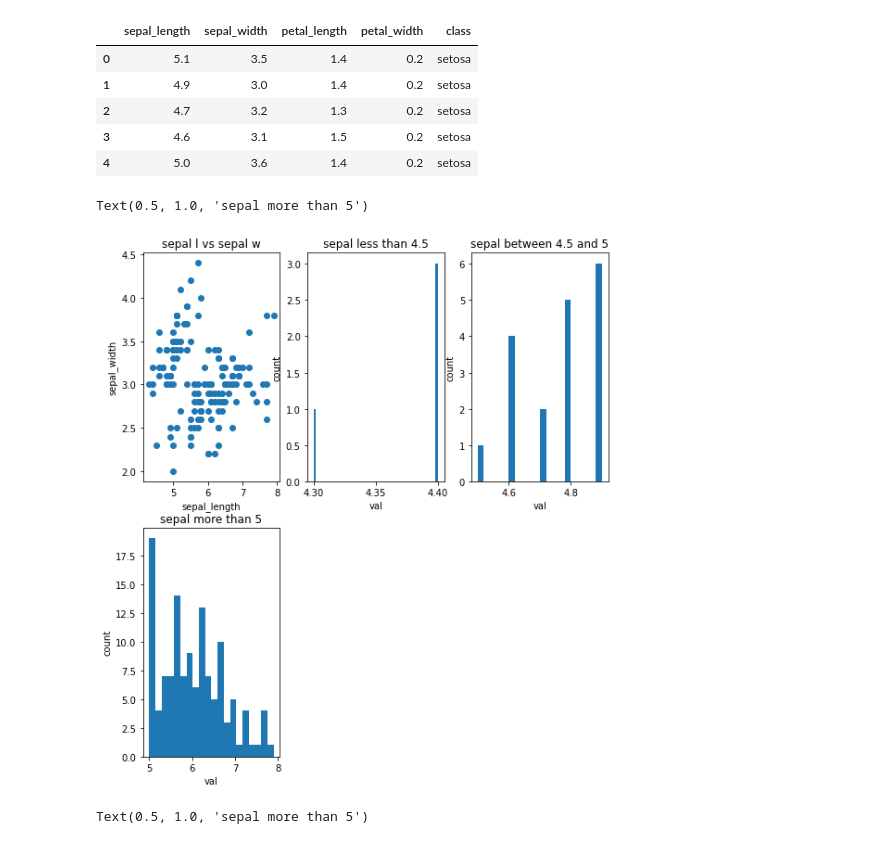
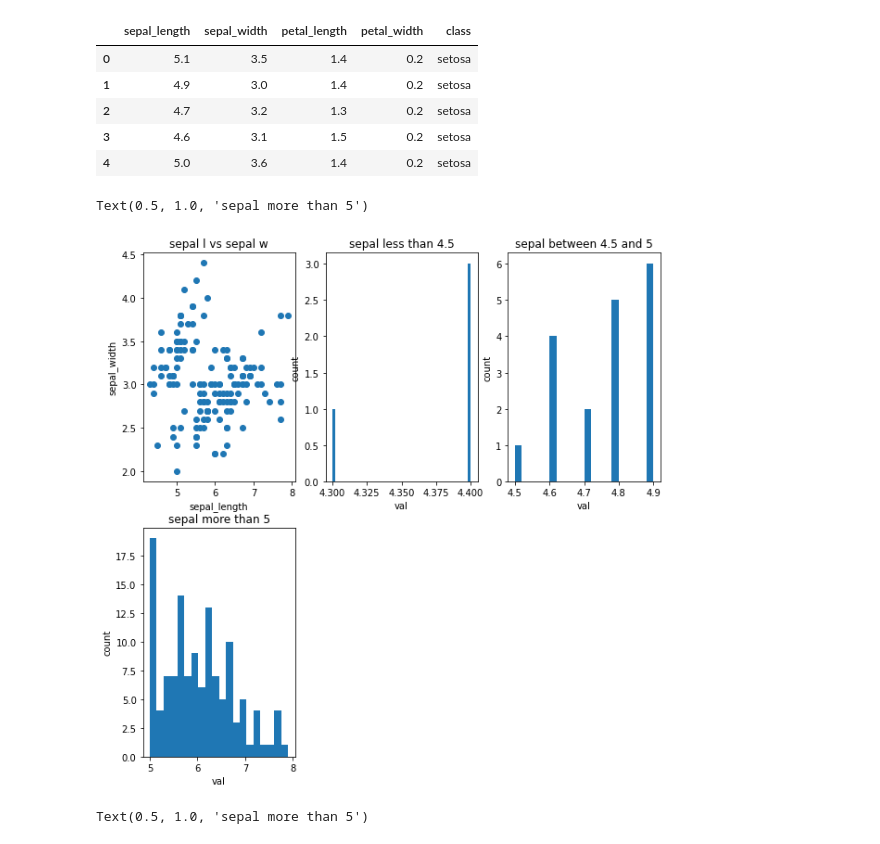
Before and after one commit to MapsaBootCamp/ML2, a Jupyter notebook: ML_Libs/matplotlib_section.ipynb, the cells around one changed output. Saved outputs shown, nothing was run; the diff lists cells and outputs as text; code cells hidden in the pictures.

Commit message:
data visulization cont.

```diff
--- a/ML_Libs/matplotlib_section.ipynb
+++ b/ML_Libs/matplotlib_section.ipynb
@@ -57,7 +57,7 @@ plt.show()
 # %% [output]
 [figure]
 # %%
-iris_df = pd.read_csv('data/iris.csv')
+iris_df = pd.read_csv('iris.csv')
 # %%
 iris_df.head()
 # %% [output]
@@ -75,7 +75,7 @@ new_sepal_mor = iris_df[iris_df['sepal_length'] >= 5 ]['sepal_length']
 X = iris_df['sepal_length']
 y = iris_df['sepal_width']
 
-plt.figure(figsize=(9, 10))
+plt.figure(figsize=(10, 10))
 
 
 plt.subplot(231)
@@ -86,34 +86,34 @@ plt.ylabel('sepal_width')
 plt.title('sepal l vs sepal w')
 
 
 
 
 plt.subplot(232)
 plt.hist(new_sepal_less, bins=50)
 plt.xlabel('val')
 plt.ylabel('count')
 
 plt.title('sepal less than 4.5')
 
 
 
 plt.subplot(233)
 plt.hist(new_sepal_bet, bins=20)
 plt.xlabel('val')
 plt.ylabel('count')
 
 plt.title('sepal between 4.5 and 5')
 
 
 plt.subplot(234)
 plt.hist(new_sepal_mor, bins=20)
 plt.xlabel('val')
 plt.ylabel('count')
 
 plt.title('sepal more than 5')
 # %% [output]
 Text(0.5, 1.0, 'sepal more than 5')
-[figure, old version]
+[figure, new version]
 # %%
 X = iris_df['sepal_length']
 y = iris_df['sepal_width']
```
Also changed, not shown: parts of 4 cells of this notebook, 1 other file.
